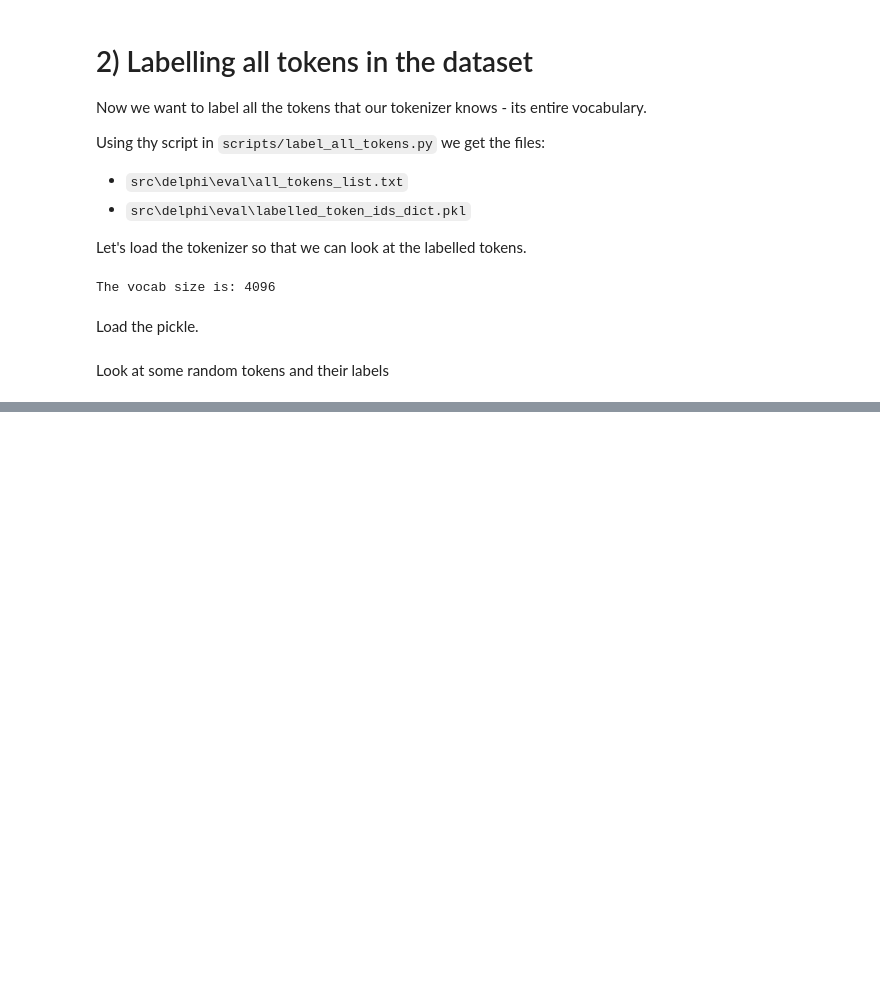
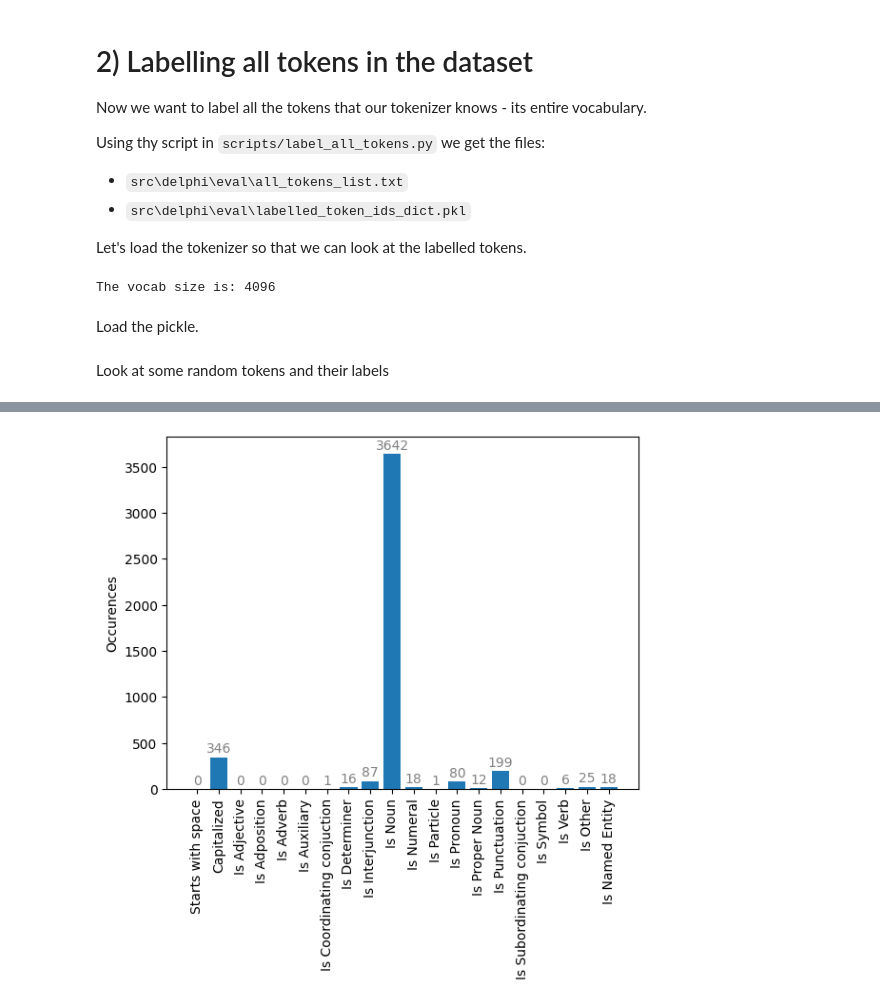
Before and after one commit to delphi-suite/delphi, a Jupyter notebook: notebooks/token_labelling.ipynb, the cells around one changed output, grey strips where cells are left out. Saved outputs shown, nothing was run; the diff lists cells and outputs as text; code cells hidden in the pictures; blank space fills up the shorter version.

Commit message:
visualize token label stats

```diff
--- a/notebooks/token_labelling.ipynb
+++ b/notebooks/token_labelling.ipynb
@@ -210,0 +218,16 @@ The label is:
+# %%
+"""
+    Create a pandas dataframe from the labelled token ids dictionary
+"""
+# each item in the dictionary is a tuple (token_id, label), where label: dict[str, float]
+# the dataframe should have the columns: token_id, label1, label2 ... labelN
+# label1, label2 ... labelN are the keys of the label dictionary
+# the values of the label dictionary are the probabilities of the label
+# here we go:
+df = pandas.DataFrame(labelled_token_ids_dict.items(), columns=["token_id", "label"])
+# split the label column into multiple columns
+df = df.join(pandas.DataFrame(df.pop('label').tolist()))
+# Change datatype of columns to float
+df = df.astype(int)
+
+df.head()
@@ -210,0 +242,16 @@ The label is:
+# %%
+# visualize the occurences of TRUE per column
+count = df[df==1].count()
+index, values = count.index[1:], count.values[1:]
+
+plt.figure()
+#_ = plt.pie(values, autopct='%1.1f%%')
+plt.bar(index, values)
+# the values are plotted above the bars
+for i, value in enumerate(values):
+    plt.text(i, value+50, str(value), ha="center", color="grey")
+plt.ylabel("Occurences")
+# rotate x labels
+_ = plt.xticks(rotation=90)
+# %% [output]
+[figure, added]
```
Also changed, not shown: parts of 5 cells of this notebook.
